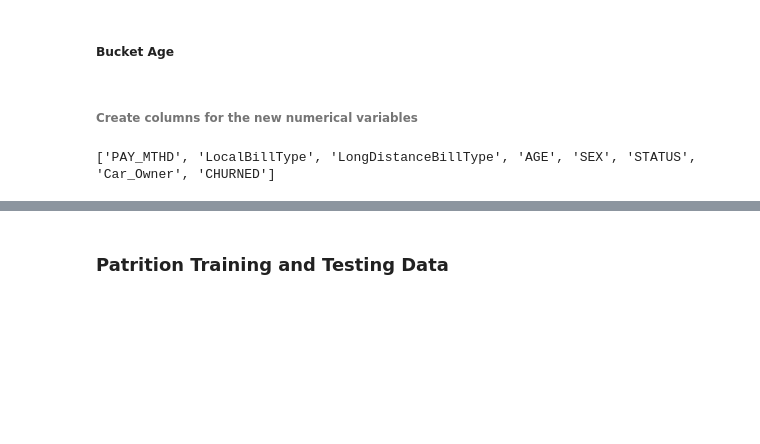
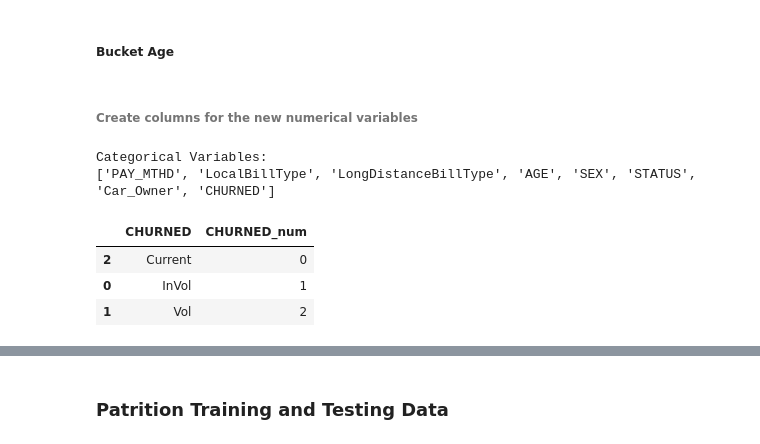
Before and after one commit to dqa611/Churn_predictive_analysis, a Jupyter notebook: Churn_predictive_analysis.ipynb, the cells around one changed output, grey strips where cells are left out. Saved outputs shown, nothing was run; the diff lists cells and outputs as text; code cells hidden in the pictures; blank space fills up the shorter version.

```diff
--- a/Churn_predictive_analysis.ipynb
+++ b/Churn_predictive_analysis.ipynb
@@ -58,8 +61,10 @@ df['AGE'] = pd.cut(x=df['AGE'], bins=[0, 20, 29, 39, 49, 59, 69, 79, 89, 99]).as
 # %%
 # All categorical columns
 cat_var = [df.columns[i] for i in range(len(df.columns)) if type(df.iloc[0, i]) == str]
+print('Categorical Variables:')
 print(cat_var)
 # %% [output]
+Categorical Variables:
 ['PAY_MTHD', 'LocalBillType', 'LongDistanceBillType', 'AGE', 'SEX', 'STATUS', 'Car_Owner', 'CHURNED']
 # %%
 # https://scikit-learn.org/stable/modules/generated/sklearn.preprocessing.LabelEncoder.html
@@ -67,6 +72,14 @@ number = LabelEncoder()
 
 for key, value in enumerate(cat_var):
     df[value + str('_num')] = number.fit_transform(df[value].astype('str'))
+# %%
+df[['CHURNED', 'CHURNED_num']].drop_duplicates(subset='CHURNED', keep="last").\
+reset_index(drop=True).sort_values(by=['CHURNED_num'])
+# %% [output]
+|  | CHURNED | CHURNED_num |
+| 2 | Current | 0 |
+| 0 | InVol | 1 |
+| 1 | Vol | 2 |
 # %%
 input_cols = [df.columns[i] for i in range(len(df.columns))
               if isinstance(df.iloc[0,i], np.float64) == True
```
Also changed, not shown: parts of 21 cells of this notebook.
